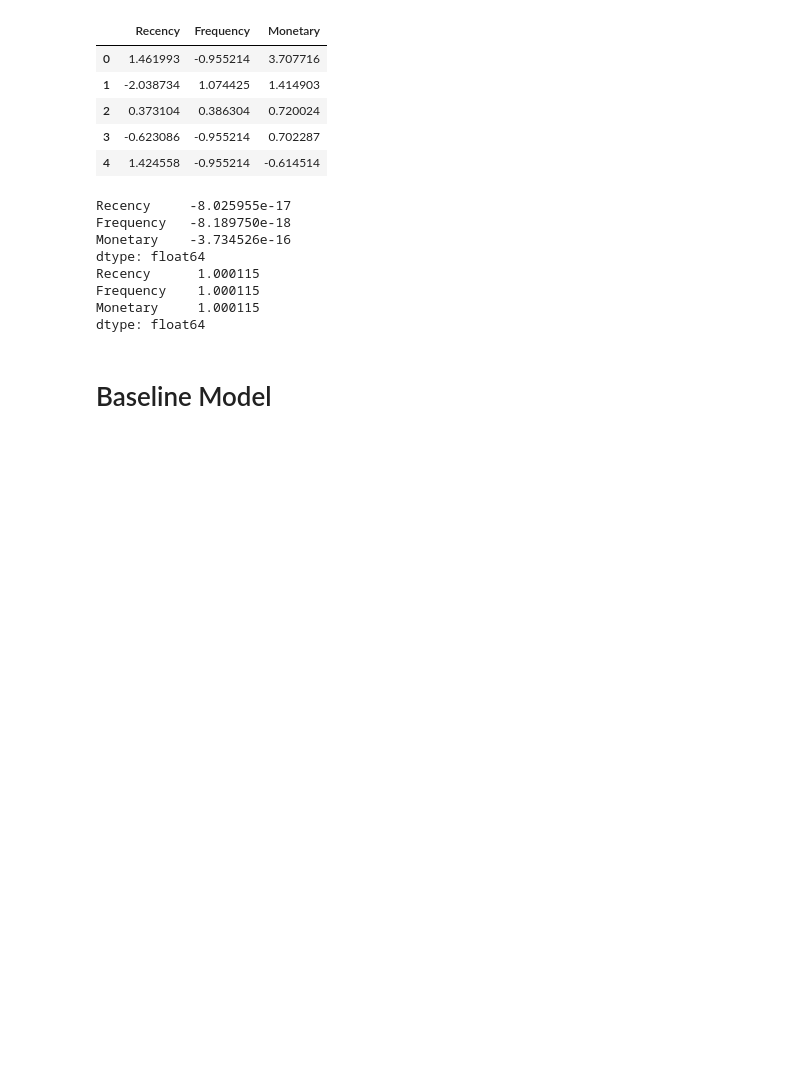
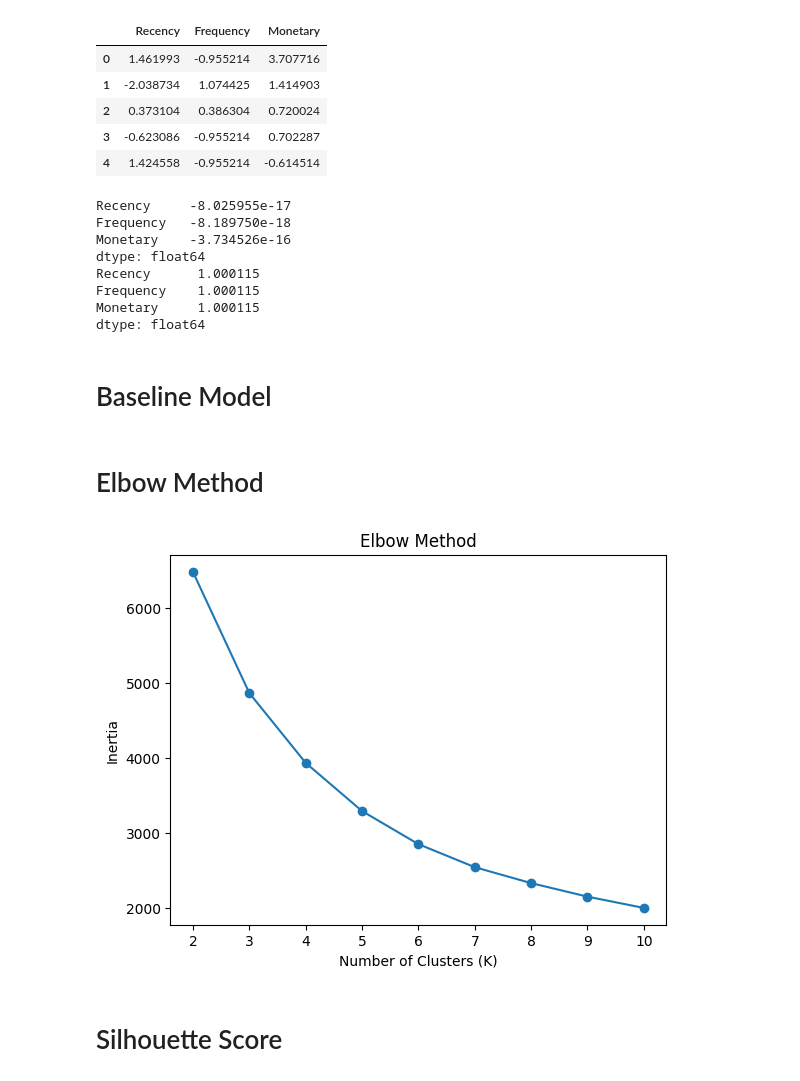
Before and after one commit to greeshavaishnavi09/E-Commerce_Customer_Segmentation, a Jupyter notebook: research/05_k_means.ipynb, the cells around one changed output. Cells and saved outputs as stored; diff of their text form; code cells hidden in the pictures; blank space fills up the shorter version.

Commit message:
calculating clusters

```diff
--- a/research/05_k_means.ipynb
+++ b/research/05_k_means.ipynb
@@ -173,0 +179,2 @@ for k in range(2, 11):
+# %% [markdown]
+# Elbow Method
@@ -173,0 +183,12 @@ for k in range(2, 11):
+# %%
+plt.plot(range(2, 11), inertia, marker="o")
+
+plt.xlabel("Number of Clusters (K)")
+plt.ylabel("Inertia")
+plt.title("Elbow Method")
+
+plt.show()
+# %% [output]
+[figure, added]
+# %% [markdown]
+# Silhouette Score
```
Also changed, not shown: parts of 13 cells of this notebook.
